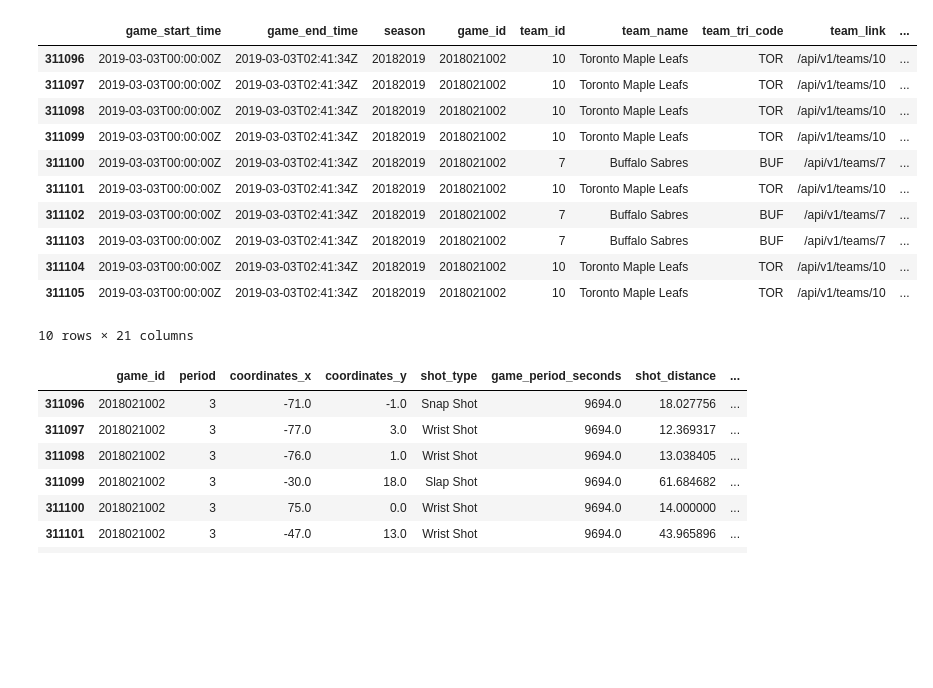
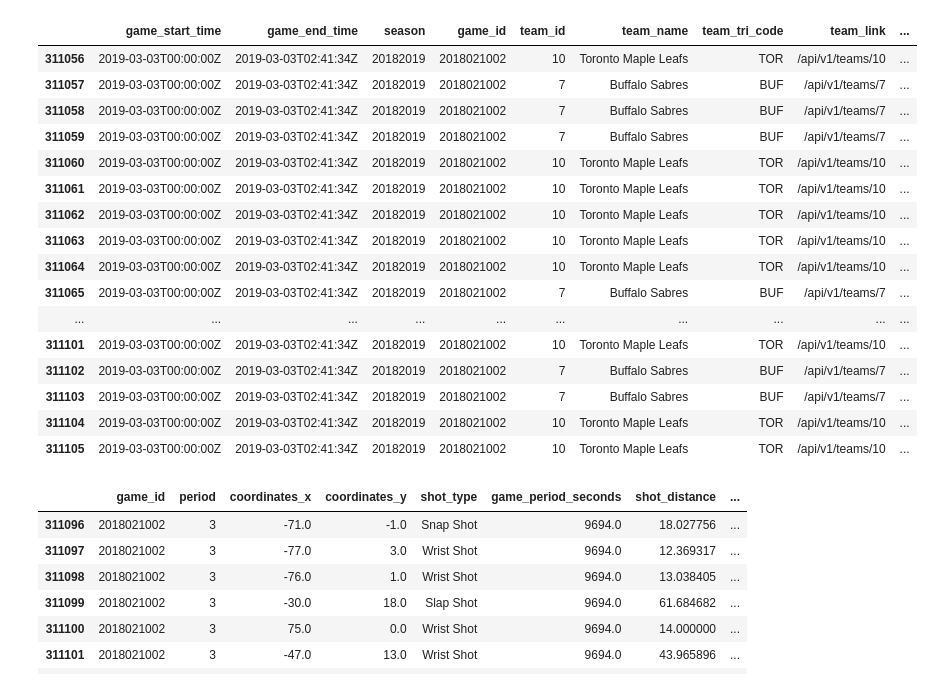
Before and after one commit to kaborewelisee/Project-6758, a Jupyter notebook: milestone_2_question_4.ipynb, the cells around one changed output. Saved outputs shown, nothing was run; the diff lists cells and outputs as text; code cells hidden in the pictures; blank space fills up the shorter version.

```diff
--- a/milestone_2_question_4.ipynb
+++ b/milestone_2_question_4.ipynb
@@ -8,20 +8,25 @@ import milestone_2_question_4
 # %%
 csv_path = './data/train.csv'
 df = pd.read_csv(csv_path)
-df.tail(10)
+df.tail(50)
 # %% [output]
 |  | game_start_time | game_end_time | season | game_id | team_id | team_name | team_tri_code | team_link | ... |
-| 311096 | 2019-03-03T00:00:00Z | 2019-03-03T02:41:34Z | 20182019 | 2018021002 | 10 | Toronto Maple Leafs | TOR | /api/v1/teams/10 | ... |
-| 311097 | 2019-03-03T00:00:00Z | 2019-03-03T02:41:34Z | 20182019 | 2018021002 | 10 | Toronto Maple Leafs | TOR | /api/v1/teams/10 | ... |
-| 311098 | 2019-03-03T00:00:00Z | 2019-03-03T02:41:34Z | 20182019 | 2018021002 | 10 | Toronto Maple Leafs | TOR | /api/v1/teams/10 | ... |
-| 311099 | 2019-03-03T00:00:00Z | 2019-03-03T02:41:34Z | 20182019 | 2018021002 | 10 | Toronto Maple Leafs | TOR | /api/v1/teams/10 | ... |
-| 311100 | 2019-03-03T00:00:00Z | 2019-03-03T02:41:34Z | 20182019 | 2018021002 | 7 | Buffalo Sabres | BUF | /api/v1/teams/7 | ... |
+| 311056 | 2019-03-03T00:00:00Z | 2019-03-03T02:41:34Z | 20182019 | 2018021002 | 10 | Toronto Maple Leafs | TOR | /api/v1/teams/10 | ... |
+| 311057 | 2019-03-03T00:00:00Z | 2019-03-03T02:41:34Z | 20182019 | 2018021002 | 7 | Buffalo Sabres | BUF | /api/v1/teams/7 | ... |
+| 311058 | 2019-03-03T00:00:00Z | 2019-03-03T02:41:34Z | 20182019 | 2018021002 | 7 | Buffalo Sabres | BUF | /api/v1/teams/7 | ... |
+| 311059 | 2019-03-03T00:00:00Z | 2019-03-03T02:41:34Z | 20182019 | 2018021002 | 7 | Buffalo Sabres | BUF | /api/v1/teams/7 | ... |
+| 311060 | 2019-03-03T00:00:00Z | 2019-03-03T02:41:34Z | 20182019 | 2018021002 | 10 | Toronto Maple Leafs | TOR | /api/v1/teams/10 | ... |
+| 311061 | 2019-03-03T00:00:00Z | 2019-03-03T02:41:34Z | 20182019 | 2018021002 | 10 | Toronto Maple Leafs | TOR | /api/v1/teams/10 | ... |
+| 311062 | 2019-03-03T00:00:00Z | 2019-03-03T02:41:34Z | 20182019 | 2018021002 | 10 | Toronto Maple Leafs | TOR | /api/v1/teams/10 | ... |
+| 311063 | 2019-03-03T00:00:00Z | 2019-03-03T02:41:34Z | 20182019 | 2018021002 | 10 | Toronto Maple Leafs | TOR | /api/v1/teams/10 | ... |
+| 311064 | 2019-03-03T00:00:00Z | 2019-03-03T02:41:34Z | 20182019 | 2018021002 | 10 | Toronto Maple Leafs | TOR | /api/v1/teams/10 | ... |
+| 311065 | 2019-03-03T00:00:00Z | 2019-03-03T02:41:34Z | 20182019 | 2018021002 | 7 | Buffalo Sabres | BUF | /api/v1/teams/7 | ... |
+| ... | ... | ... | ... | ... | ... | ... | ... | ... | ... |
 | 311101 | 2019-03-03T00:00:00Z | 2019-03-03T02:41:34Z | 20182019 | 2018021002 | 10 | Toronto Maple Leafs | TOR | /api/v1/teams/10 | ... |
 | 311102 | 2019-03-03T00:00:00Z | 2019-03-03T02:41:34Z | 20182019 | 2018021002 | 7 | Buffalo Sabres | BUF | /api/v1/teams/7 | ... |
 | 311103 | 2019-03-03T00:00:00Z | 2019-03-03T02:41:34Z | 20182019 | 2018021002 | 7 | Buffalo Sabres | BUF | /api/v1/teams/7 | ... |
 | 311104 | 2019-03-03T00:00:00Z | 2019-03-03T02:41:34Z | 20182019 | 2018021002 | 10 | Toronto Maple Leafs | TOR | /api/v1/teams/10 | ... |
 | 311105 | 2019-03-03T00:00:00Z | 2019-03-03T02:41:34Z | 20182019 | 2018021002 | 10 | Toronto Maple Leafs | TOR | /api/v1/teams/10 | ... |
-10 rows × 21 columns
 # %%
 test = milestone_2_question_4.get_features_sub_question_1(df)
 test.tail(10)
```
Also changed, not shown: parts of 1 cell of this notebook, 3 other files.
